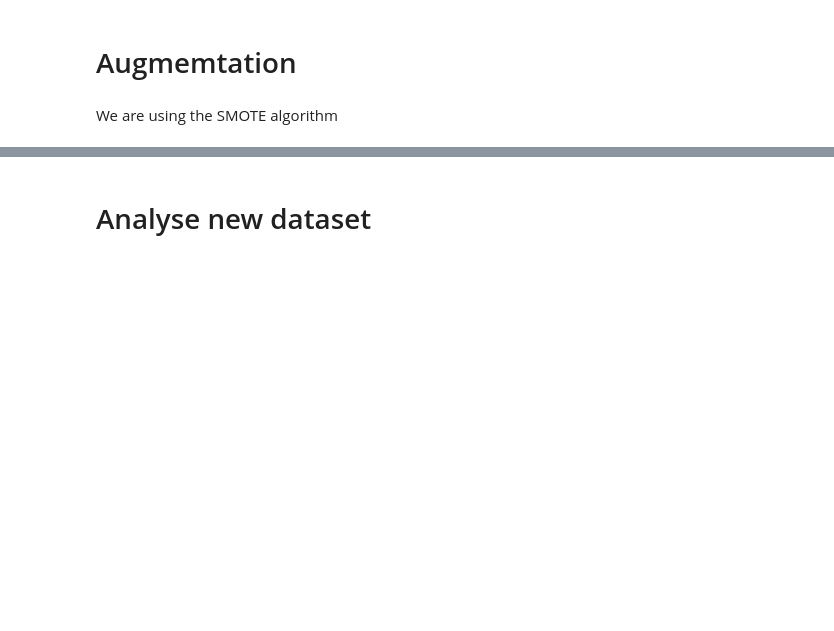
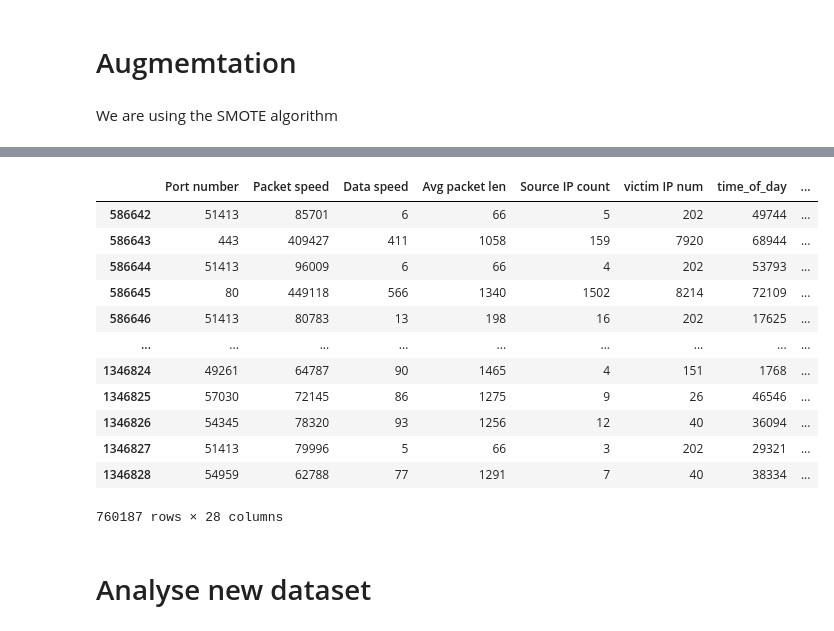
Before and after one commit to LordLokator/ADAML_24, a Jupyter notebook: notebooks/data_augmentation.ipynb, the cells around one changed output, grey strips where cells are left out. Saved outputs shown, nothing was run; the diff lists cells and outputs as text; code cells hidden in the pictures; blank space fills up the shorter version.

```diff
--- a/notebooks/data_augmentation.ipynb
+++ b/notebooks/data_augmentation.ipynb
@@ -384,0 +273,4 @@ final_synthetic_df.to_csv('../data/all_vectors.csv', index = False)
+# %%
+# drop the target column
+df_scaled = df_scaled.drop('Type', axis=1)
+df_scaled.columns
@@ -384,0 +305,7 @@ final_synthetic_df.to_csv('../data/all_vectors.csv', index = False)
+# %%
+for col in numerical_cols:
+    df_scaled[col] = df_scaled[col].astype("float64")
+
+for col in non_numeric_cols:
+    if col != 'Type':
+        df_scaled[col] = df_scaled[col].astype("int32")
@@ -384,0 +395,18 @@ final_synthetic_df.to_csv('../data/all_vectors.csv', index = False)
+# %%
+# add synthetic label to new datapoints
+synthetic_df['is_synthetic'] = synthetic_df.index >= vector_df.shape[0]
+synthetic_df[synthetic_df['is_synthetic'] == True]
+# %% [output]
+|  | Port number | Packet speed | Data speed | Avg packet len | Source IP count | victim IP num | time_of_day | ... |
+| 586642 | 51413 | 85701 | 6 | 66 | 5 | 202 | 49744 | ... |
+| 586643 | 443 | 409427 | 411 | 1058 | 159 | 7920 | 68944 | ... |
+| 586644 | 51413 | 96009 | 6 | 66 | 4 | 202 | 53793 | ... |
+| 586645 | 80 | 449118 | 566 | 1340 | 1502 | 8214 | 72109 | ... |
+| 586646 | 51413 | 80783 | 13 | 198 | 16 | 202 | 17625 | ... |
+| ... | ... | ... | ... | ... | ... | ... | ... | ... |
+| 1346824 | 49261 | 64787 | 90 | 1465 | 4 | 151 | 1768 | ... |
+| 1346825 | 57030 | 72145 | 86 | 1275 | 9 | 26 | 46546 | ... |
+| 1346826 | 54345 | 78320 | 93 | 1256 | 12 | 40 | 36094 | ... |
+| 1346827 | 51413 | 79996 | 5 | 66 | 3 | 202 | 29321 | ... |
+| 1346828 | 54959 | 62788 | 77 | 1291 | 7 | 40 | 38334 | ... |
+760187 rows × 28 columns
```
Also changed, not shown: parts of 67 cells of this notebook, 14 other files.
